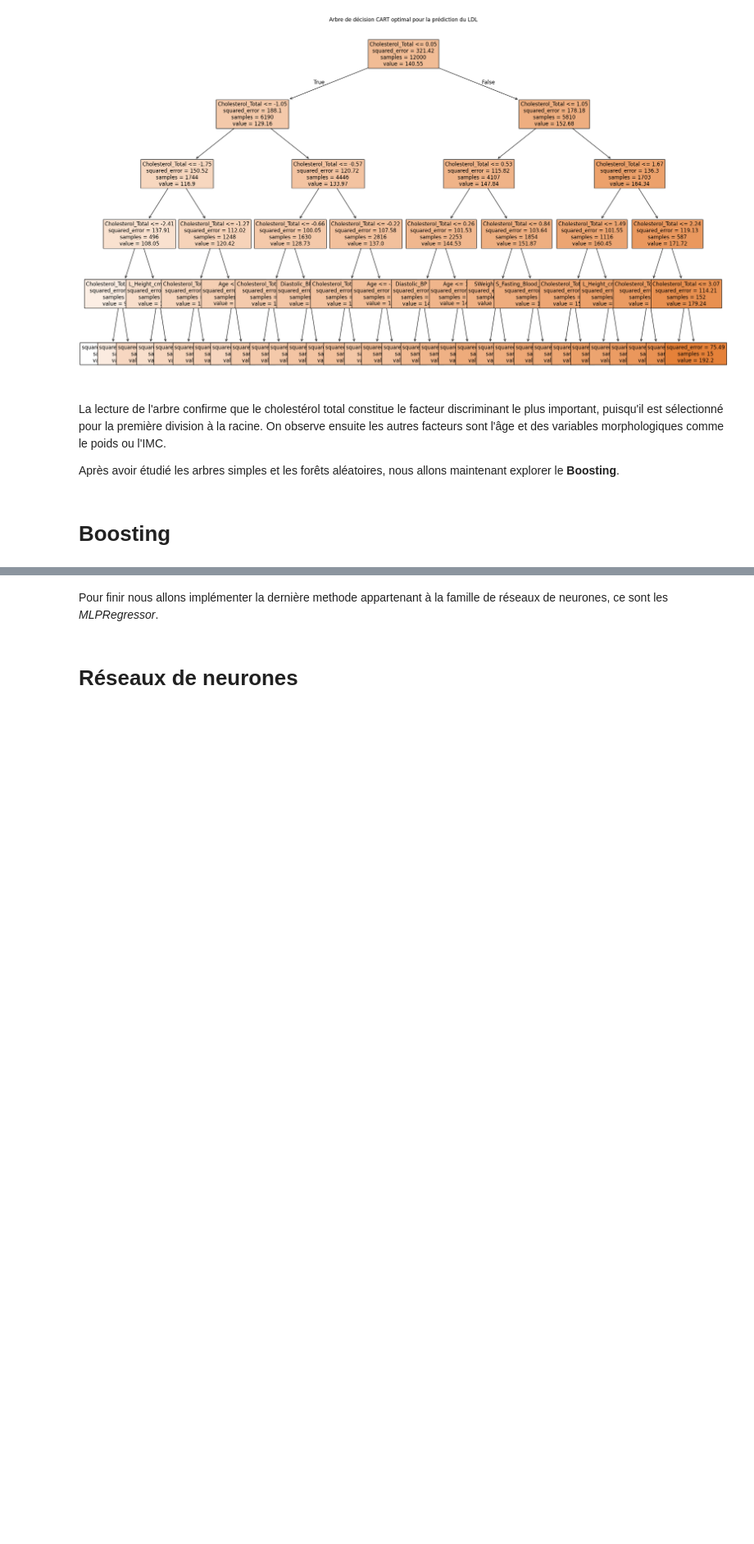
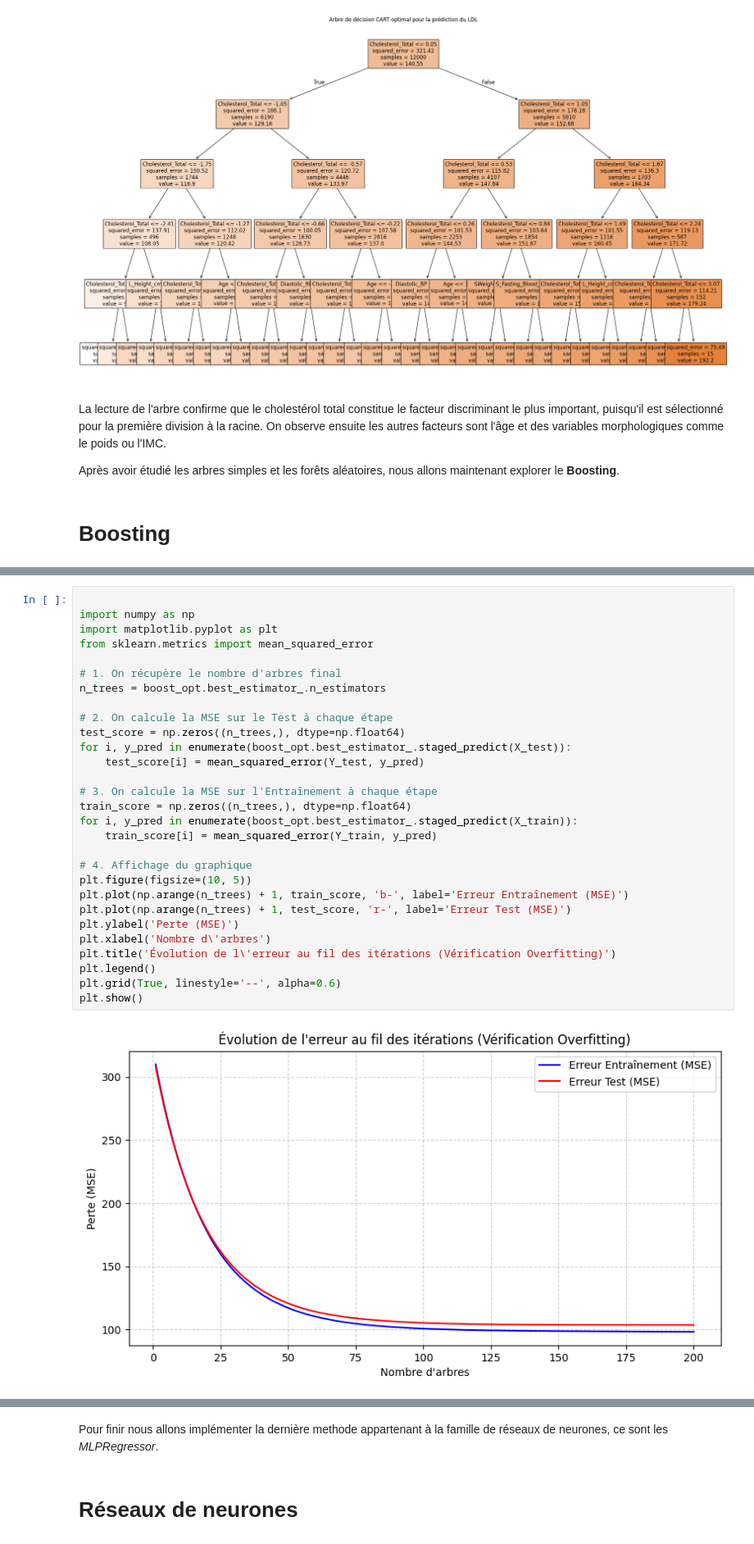
Before and after one commit to Eliott67/Projet_ML, a Jupyter notebook: notebook_Python_final.ipynb, the cells around one changed output, grey strips where cells are left out. Shown at 82% size. Saved outputs shown, nothing was run; the diff lists cells and outputs as text; blank space fills up the shorter version.

```diff
--- a/notebook_Python_final.ipynb
+++ b/notebook_Python_final.ipynb
@@ -543 +566,32 @@ plt.show()
+# %%
+
+import numpy as np
+import matplotlib.pyplot as plt
+from sklearn.metrics import mean_squared_error
+
+# 1. On récupère le nombre d'arbres final
+n_trees = boost_opt.best_estimator_.n_estimators
+
+# 2. On calcule la MSE sur le Test à chaque étape
+test_score = np.zeros((n_trees,), dtype=np.float64)
+for i, y_pred in enumerate(boost_opt.best_estimator_.staged_predict(X_test)):
+    test_score[i] = mean_squared_error(Y_test, y_pred)
+
+# 3. On calcule la MSE sur l'Entraînement à chaque étape
+train_score = np.zeros((n_trees,), dtype=np.float64)
+for i, y_pred in enumerate(boost_opt.best_estimator_.staged_predict(X_train)):
+    train_score[i] = mean_squared_error(Y_train, y_pred)
+
+# 4. Affichage du graphique
+plt.figure(figsize=(10, 5))
+plt.plot(np.arange(n_trees) + 1, train_score, 'b-', label='Erreur Entraînement (MSE)')
+plt.plot(np.arange(n_trees) + 1, test_score, 'r-', label='Erreur Test (MSE)')
+plt.ylabel('Perte (MSE)')
+plt.xlabel('Nombre d\'arbres')
+plt.title('Évolution de l\'erreur au fil des itérations (Vérification Overfitting)')
+plt.legend()
+plt.grid(True, linestyle='--', alpha=0.6)
+plt.show()
+# %% [output]
+[figure, added]
 # %% [markdown]
```
Also changed, not shown: parts of 19 cells of this notebook.
